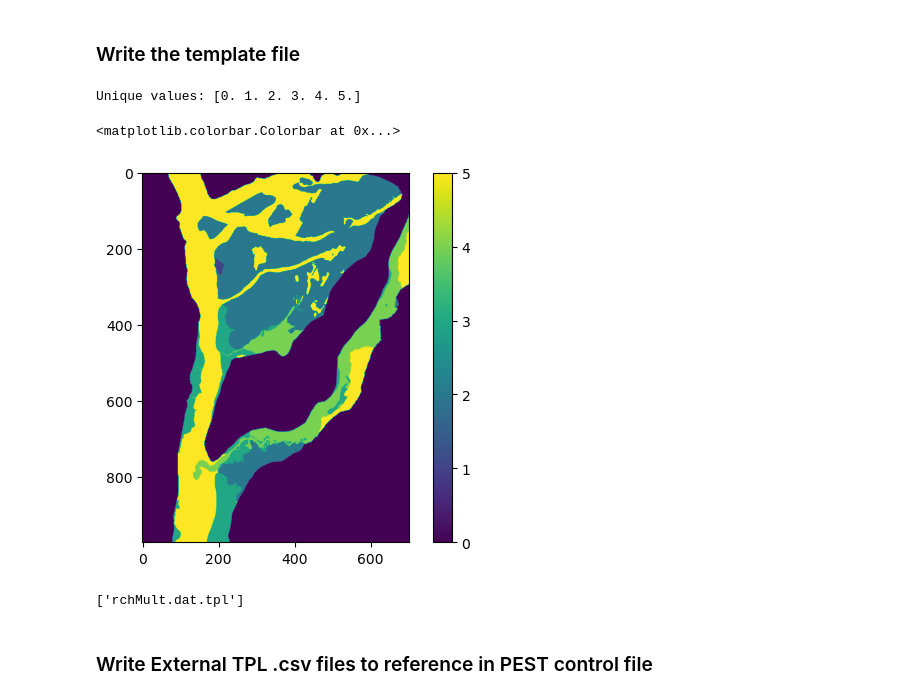
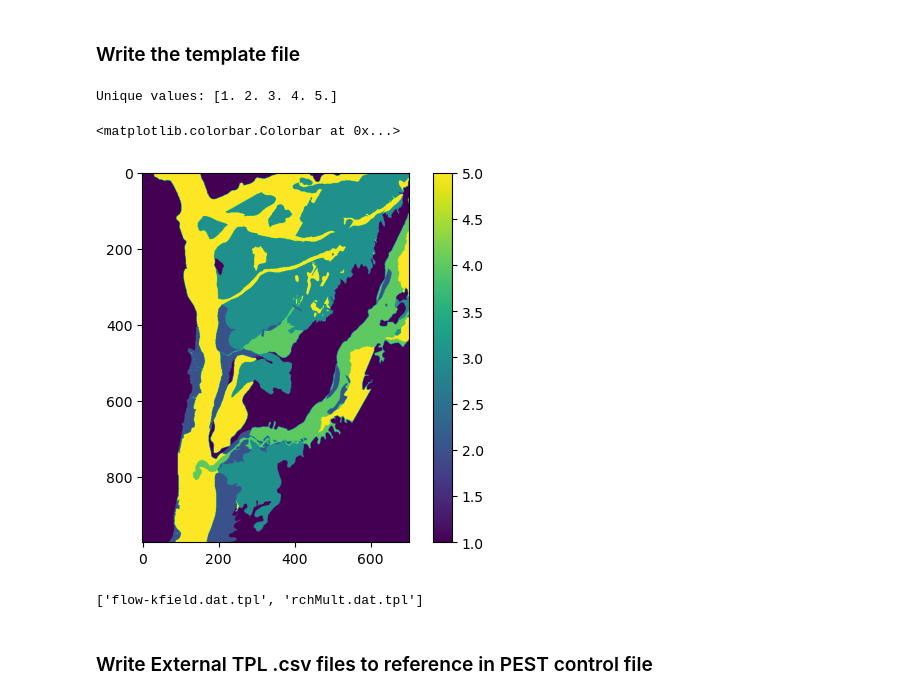
Before and after one commit to jackplogan33/peterson-modflow, a Jupyter notebook: notebooks/02-rch-calibration.ipynb, the cells around one changed output. Drawn from its saved outputs; the diff is of its cells as text; code cells hidden in the pictures.

```diff
--- a/notebooks/02-rch-calibration.ipynb
+++ b/notebooks/02-rch-calibration.ipynb
@@ -258,14 +262,12 @@ obs_data_df.to_csv('../peterson_template/peterson.obs_data.csv', index=False)
 ib = gwf.dis.idomain.array[0]
 # %%
 #create the zones matrix
-zones_matrix = np.loadtxt(os.path.join('..', 'peterson_template','data-files','rchZones.dat'))
-#zones = np.where(np.isin(zones_matrix, [2, 3,4,5]), zones_matrix, 0)
-zones= np.where(ib == 1, zones_matrix, 0)
+zones= np.loadtxt(os.path.join('..', 'peterson_template','data-files','zones.dat'))
 unique_values = np.unique(zones)  # Get unique values
 print("Unique values:", unique_values)
 plt.imshow(zones)
 plt.colorbar()
 # %% [output]
-Unique values: [0. 1. 2. 3. 4. 5.]
+Unique values: [1. 2. 3. 4. 5.]
 <matplotlib.colorbar.Colorbar at 0x...>
-[figure, old version]
+[figure, new version]
@@ -305,7 +334,7 @@ with open(template_filename, 'w') as tpl:
 # %%
-[f for f in os.listdir(template_ws) if f.endswith(".tpl")]
+[f for f in os.listdir('../peterson_template/data-files') if f.endswith(".tpl")]
 # %% [output]
-['rchMult.dat.tpl']
+['flow-kfield.dat.tpl', 'rchMult.dat.tpl']
 # %% [markdown]
 ### Write External TPL .csv files to reference in PEST control file
 # %%
```
Also changed, not shown: parts of 56 cells of this notebook.
